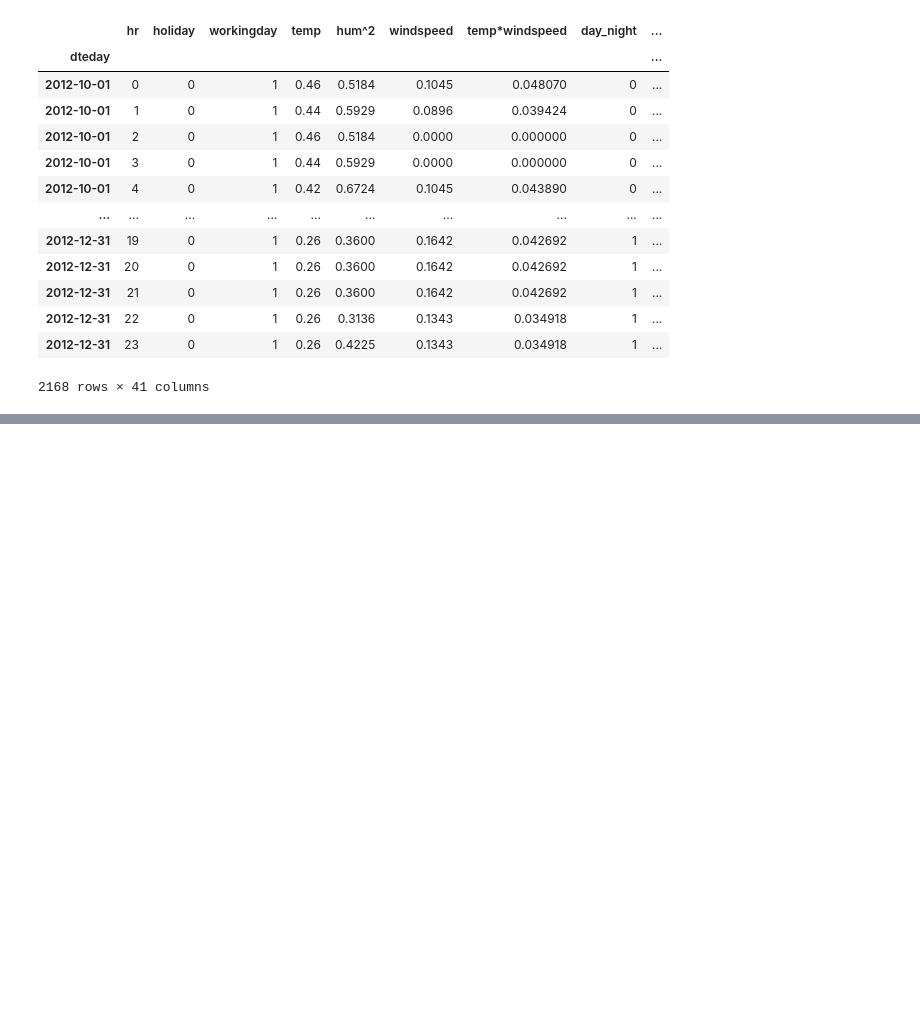
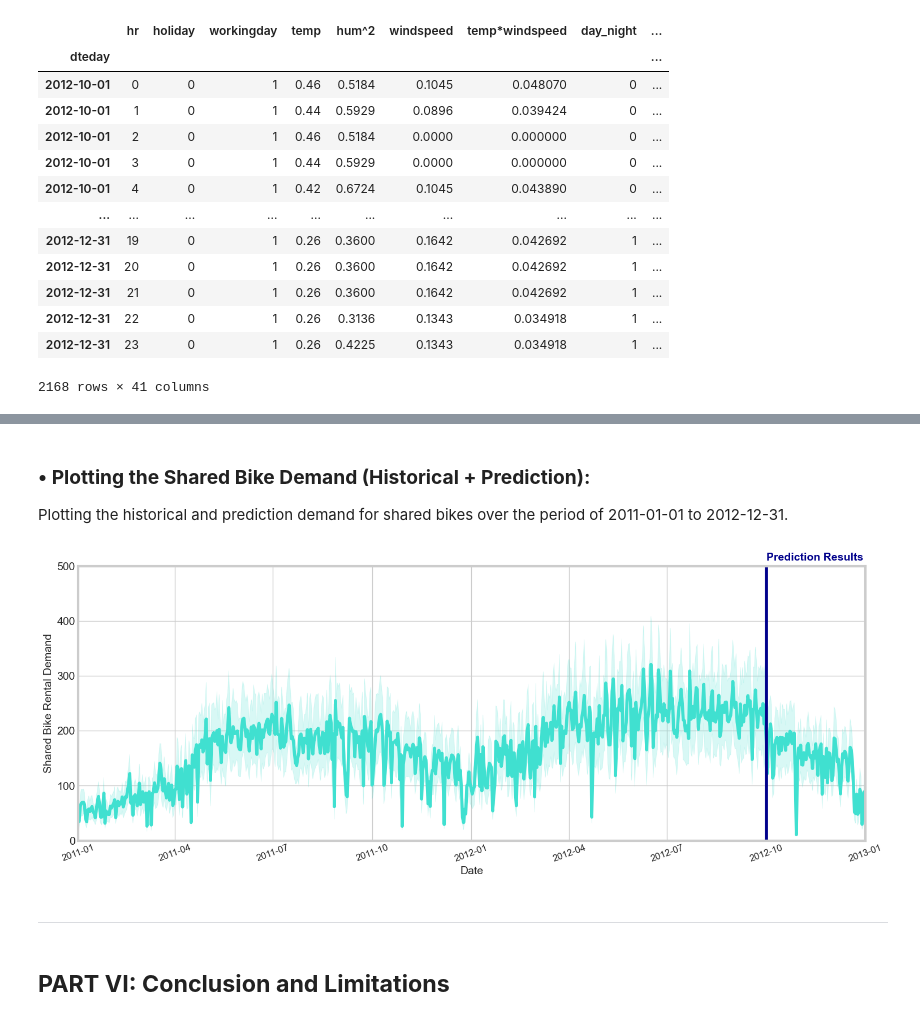
Before and after one commit to kate3890/ML_bike_demand_prediction, a Jupyter notebook: ML&AI_Group Assignment_Group 3.ipynb, the cells around one changed output, grey strips where cells are left out. Saved outputs shown, nothing was run; the diff lists cells and outputs as text; code cells hidden in the pictures; blank space fills up the shorter version.

Commit message:
Gradient Descent + Predictions + Plotting

```diff
--- a/ML&AI_Group Assignment_Group 3.ipynb
+++ b/ML&AI_Group Assignment_Group 3.ipynb
@@ -2082,4 +2126,5 @@ Spliting the available data into two sets: a train set that is used for training
 X_train_bike = X_bike
 Y_train_bike = Y_bike #Target
 
-X_pred_bike_final = X_pred_bike_val
+# The validation set
+X_pred_bike_final = pred_bike_data
@@ -2114,7 +2146,7 @@ xgboost_val1 = GridSearchCV(
 )
 
 # Fitting the grid search object to the training data.
-xgboost_val1.fit(X_bike, Y_train_bike.values.ravel())
+xgboost_val1.fit(X_train_bike, Y_train_bike.values.ravel())
 
 # Predicting the target variable (bike rental count) using the fitted model and test set features.
-Y_pred_bike_val = xgboost_val1.predict(X_pred_bike_final)
+Y_pred_bike_final = xgboost_val1.predict(X_pred_bike_final)
@@ -2161,0 +2153,4 @@ pred_bike_dataset
+# %%
+# Adding the target value prediction to the prediction DataFrame.
+
+pred_bike_data['cnt'] = Y_pred_bike_final
@@ -2161,0 +2179,8 @@ pred_bike_dataset
+# %%
+# Concatenating X_bike and Y_bike along columns.
+train_bike_dataset = pd.concat([X_bike, Y_bike], axis=1)
+
+# Concatenating train_bike_data and pred_bike_dataset along rows.
+full_bike_dataset = pd.concat([train_bike_dataset, pred_bike_data], axis=0)
+
+full_bike_dataset
@@ -2161,0 +2202,33 @@ pred_bike_dataset
+# %% [markdown]
+### **• Plotting the Shared Bike Demand (Historical + Prediction):**
+
+Plotting the historical and prediction demand for shared bikes over the period of 2011-01-01 to 2012-12-31.
+# %%
+# Creating the line plot with seaborn.
+sns.set_style("whitegrid")
+plt.figure(figsize=(16,6))
+sns.lineplot(x = full_bike_dataset.index.date, y = 'cnt', data = full_bike_dataset, color='turquoise')
+
+# Setting the x and y axis labels and font sizes.
+plt.xlabel("Date", fontsize=14)
+plt.ylabel("Shared Bike Rental Demand", fontsize=14)
+
+# Rotating the x-axis labels for better readability.
+plt.xticks(rotation = 20, fontsize=12)
+
+# Setting the xlim and ylim to zoom in on the data after September 2012.
+plt.xlim(pd.Timestamp('2011-01-01'), pd.Timestamp('2013-01-01'))
+plt.ylim(0, 500)
+
+# Adding vertical lines to mark the start of the prediction.
+plt.axvline(x=pd.Timestamp('2012-10-01'), color='darkblue')
+plt.text(pd.Timestamp('2012-10-01'), 510, 'Prediction Results', fontsize=14, color='darkblue', weight='bold')
+
+# Showing the plot.
+plt.show()
+# %% [output]
+[figure, added]
+# %% [markdown]
+--------------------------------------------------------------------------------------------------------------------------------------------------------------------------
+# %% [markdown]
+## **PART VI: Conclusion and Limitations**
```
Also changed, not shown: parts of 47 cells of this notebook.
